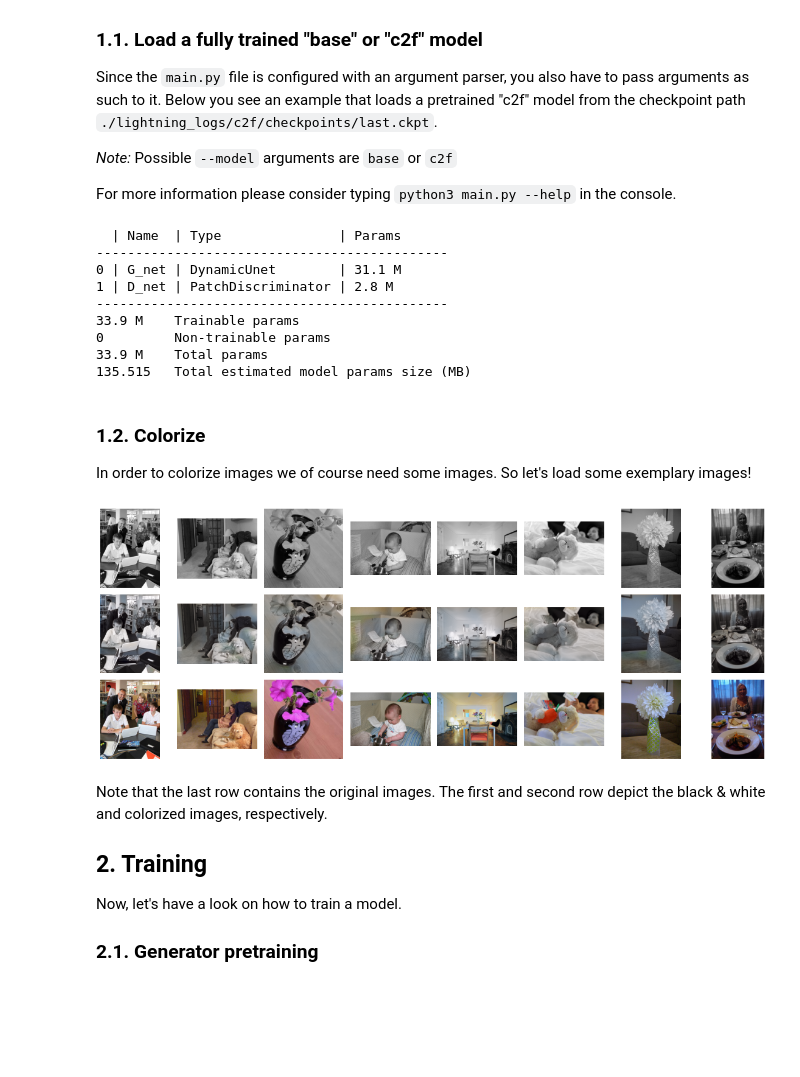
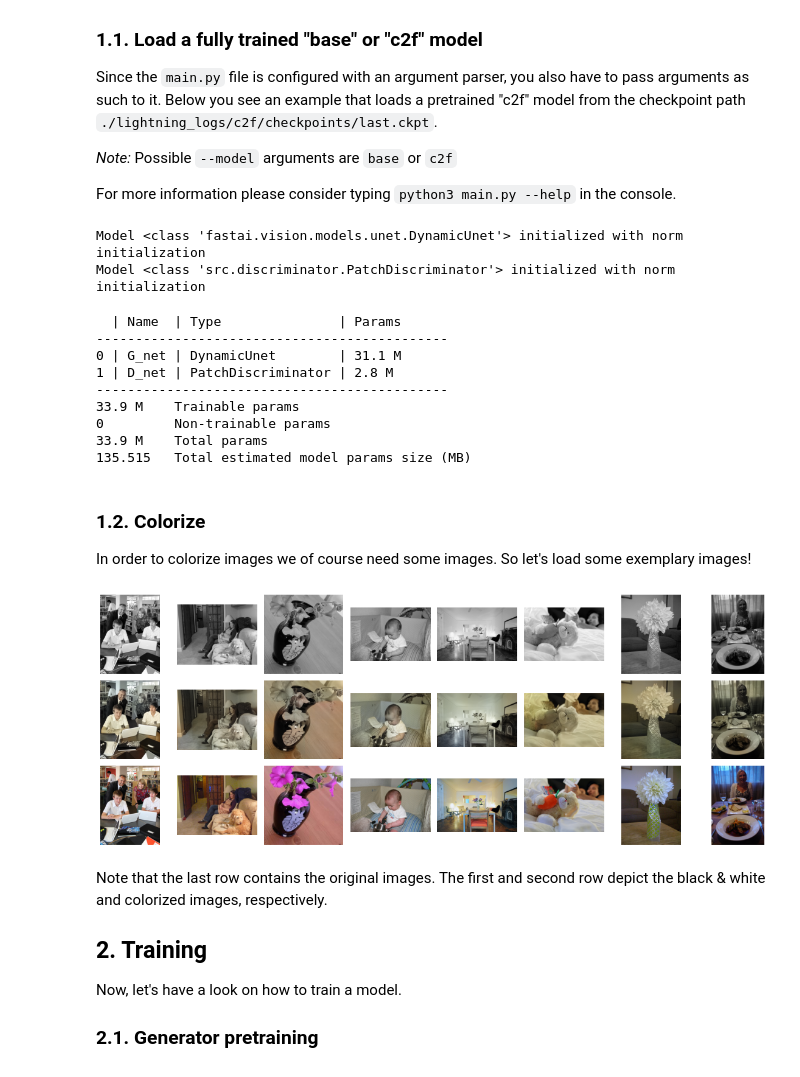
Before and after one commit to tstreule/c2f_img_color, a Jupyter notebook: demo.ipynb, the cells around one changed output. Saved outputs shown, nothing was run; the diff lists cells and outputs as text; code cells hidden in the pictures; blank space fills up the shorter version.

```diff
--- a/demo.ipynb
+++ b/demo.ipynb
@@ -22,40 +22,43 @@ from main import main
 
 # Define args since `main.py` is configured with an argument parser
 args = ("--model c2f "
-        "--full_ckpt_path ./lightning_logs/c2f/checkpoints/last.ckpt "
+        "--full_ckpt_path ./logs/c2f/checkpoints/last.ckpt "
         ).split()
 
 # Get fully trained model and print summary
 model = main(args)
 summarize(model)
 # %% [output]
-  | Name  | Type               | Params
----------------------------------------------
-0 | G_net | DynamicUnet        | 31.1 M
-1 | D_net | PatchDiscriminator | 2.8 M
----------------------------------------------
-33.9 M    Trainable params
-0         Non-trainable params
-33.9 M    Total params
-135.515   Total estimated model params size (MB)
+Model <class 'fastai.vision.models.unet.DynamicUnet'> initialized with norm initialization
+Model <class 'src.discriminator.PatchDiscriminator'> initialized with norm initialization
+  | Name  | Type               | Params
+---------------------------------------------
+0 | G_net | DynamicUnet        | 31.1 M
+1 | D_net | PatchDiscriminator | 2.8 M
+---------------------------------------------
+33.9 M    Trainable params
+0         Non-trainable params
+33.9 M    Total params
+135.515   Total estimated model params size (MB)
 # %% [markdown]
 ### 1.2. Colorize
 
 In order to colorize images we of course need some images. So let's load some exemplary images!
 # %%
-from src.gan import predict_and_visualize
+# from src.gan import predict_and_visualize
 from src.utils.data import make_dataloader
 
 # Get exemplary image batch
 data_dir = "https://s3.amazonaws.com/fast-ai-coco/coco_sample.tgz"  # web link or path to directory
 # For speed-up, we limit the image size to maximally `max_img_size` pixels
 dataloader = make_dataloader(data_dir, max_img_size=256)
 batch = next(iter(dataloader))
 
 # Predict and visualize image batch
-predict_and_visualize(model, batch, show=True, save=False)
+preds = model.colorize(batch)
+model.visualize(preds, batch, show=True, save=False)
 # %% [output]
-[figure, old version]
+[figure, new version]
 # %% [markdown]
 Note that the last row contains the original images. The first and second row depict the black & white and colorized images, respectively.
 
```
